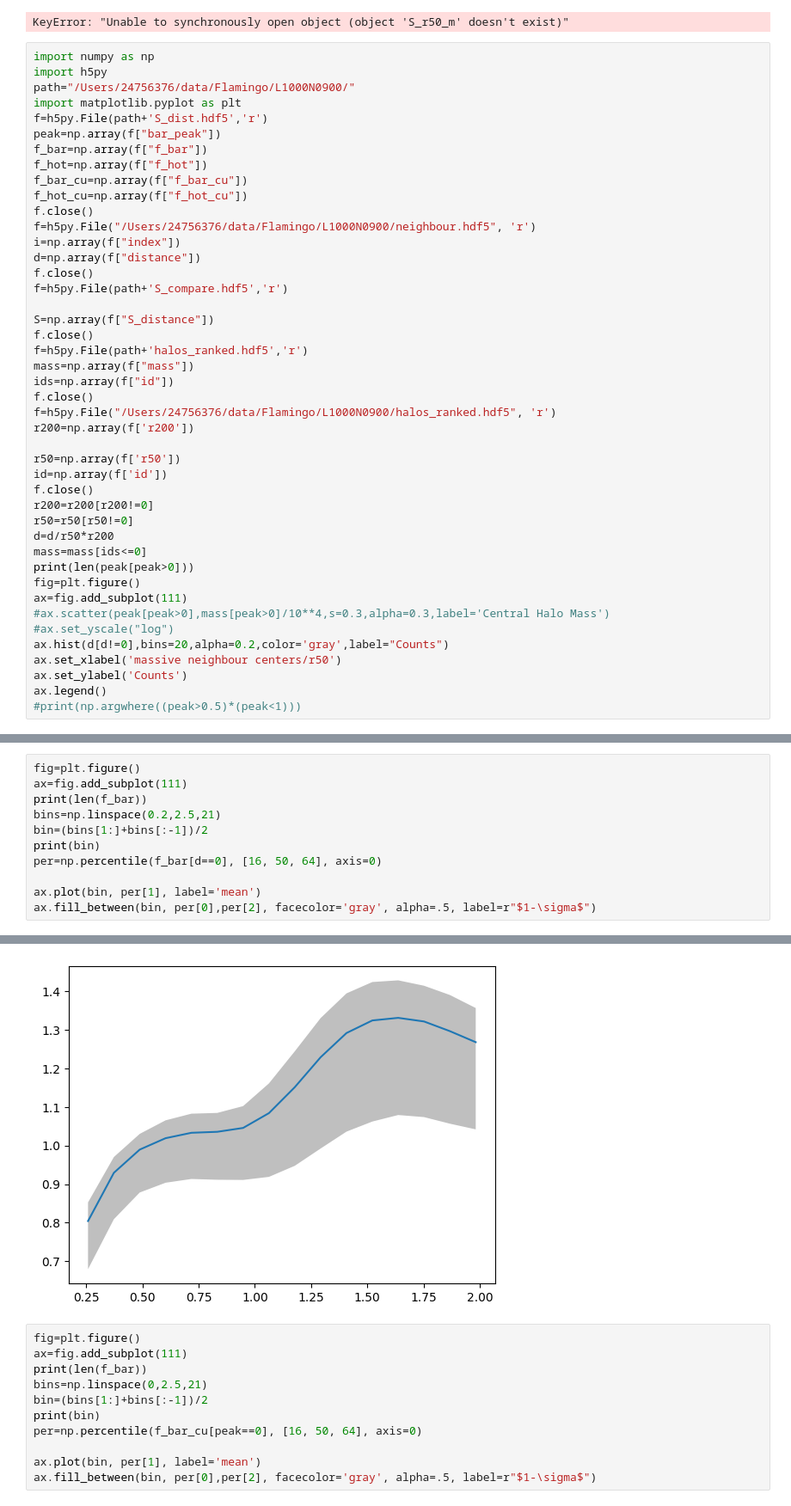
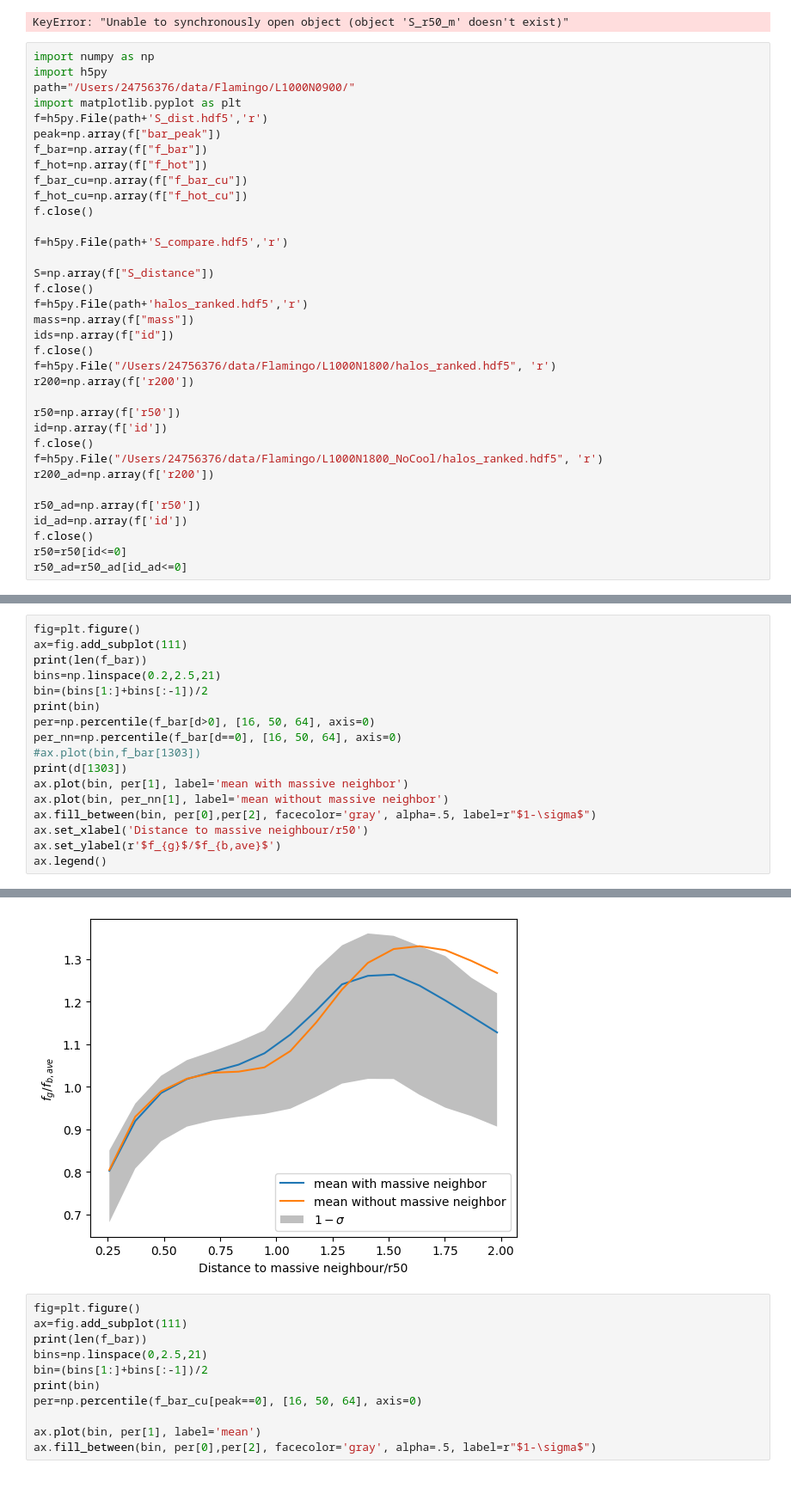
Before and after one commit to yjqqyjq/code, a Jupyter notebook: kdtree.ipynb, the cells around one changed output, grey strips where cells are left out. Shown at 86% size. Cells and saved outputs as stored; diff of their text form.

```diff
--- a/kdtree.ipynb
+++ b/kdtree.ipynb
@@ -84,10 +84,7 @@ f_hot=np.array(f["f_hot"])
 f_bar_cu=np.array(f["f_bar_cu"])
 f_hot_cu=np.array(f["f_hot_cu"])
 f.close()
-f=h5py.File("/Users/24756376/data/Flamingo/L1000N0900/neighbour.hdf5", 'r')
-i=np.array(f["index"])
-d=np.array(f["distance"])
-f.close()
+
 f=h5py.File(path+'S_compare.hdf5','r')
 
 S=np.array(f["S_distance"])
@@ -96,23 +93,17 @@ f=h5py.File(path+'halos_ranked.hdf5','r')
 mass=np.array(f["mass"])
 ids=np.array(f["id"])
 f.close()
-f=h5py.File("/Users/24756376/data/Flamingo/L1000N0900/halos_ranked.hdf5", 'r')
+f=h5py.File("/Users/24756376/data/Flamingo/L1000N1800/halos_ranked.hdf5", 'r')
 r200=np.array(f['r200'])
 
 r50=np.array(f['r50'])
 id=np.array(f['id'])
 f.close()
-r200=r200[r200!=0]
-r50=r50[r50!=0]
-d=d/r50*r200
-mass=mass[ids<=0]
-print(len(peak[peak>0]))
-fig=plt.figure()
-ax=fig.add_subplot(111)
-#ax.scatter(peak[peak>0],mass[peak>0]/10**4,s=0.3,alpha=0.3,label='Central Halo Mass')
-#ax.set_yscale("log")
-ax.hist(d[d!=0],bins=20,alpha=0.2,color='gray',label="Counts")
-ax.set_xlabel('massive neighbour centers/r50')
-ax.set_ylabel('Counts')
-ax.legend()
-#print(np.argwhere((peak>0.5)*(peak<1)))
+f=h5py.File("/Users/24756376/data/Flamingo/L1000N1800_NoCool/halos_ranked.hdf5", 'r')
+r200_ad=np.array(f['r200'])
+
+r50_ad=np.array(f['r50'])
+id_ad=np.array(f['id'])
+f.close()
+r50=r50[id<=0]
+r50_ad=r50_ad[id_ad<=0]
@@ -127,10 +114,16 @@ print(len(f_bar))
 bins=np.linspace(0.2,2.5,21)
 bin=(bins[1:]+bins[:-1])/2
 print(bin)
-per=np.percentile(f_bar[d==0], [16, 50, 64], axis=0)
-
-ax.plot(bin, per[1], label='mean')
+per=np.percentile(f_bar[d>0], [16, 50, 64], axis=0)
+per_nn=np.percentile(f_bar[d==0], [16, 50, 64], axis=0)
+#ax.plot(bin,f_bar[1303])
+print(d[1303])
+ax.plot(bin, per[1], label='mean with massive neighbor')
+ax.plot(bin, per_nn[1], label='mean without massive neighbor')
 ax.fill_between(bin, per[0],per[2], facecolor='gray', alpha=.5, label=r"$1-\sigma$")
+ax.set_xlabel('Distance to massive neighbour/r50')
+ax.set_ylabel(r'$f_{g}$/$f_{b,ave}$')
+ax.legend()
 # %% [output]
 11965
 [0.2575 0.3725 0.4875 0.6025 0.7175 0.8325 0.9475 1.0625 1.1775 1.2925
@@ -139,4 +133,4 @@ ax.fill_between(bin, per[0],per[2], facecolor='gray', alpha=.5, label=r"$1-\sigm
-[figure, old version]
+[figure, new version]
 # %%
 fig=plt.figure()
 ax=fig.add_subplot(111)
```
Also changed, not shown: parts of 8 cells of this notebook, 14 other files.
